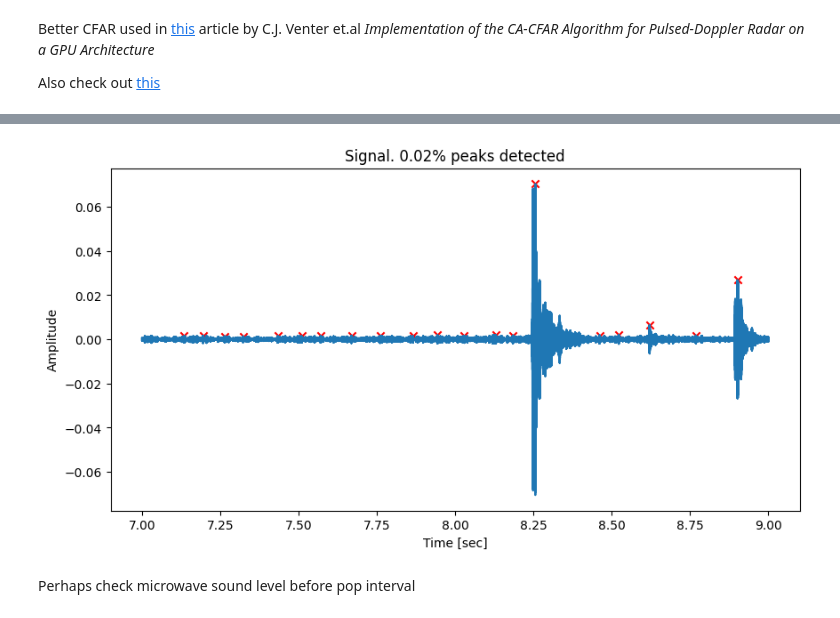
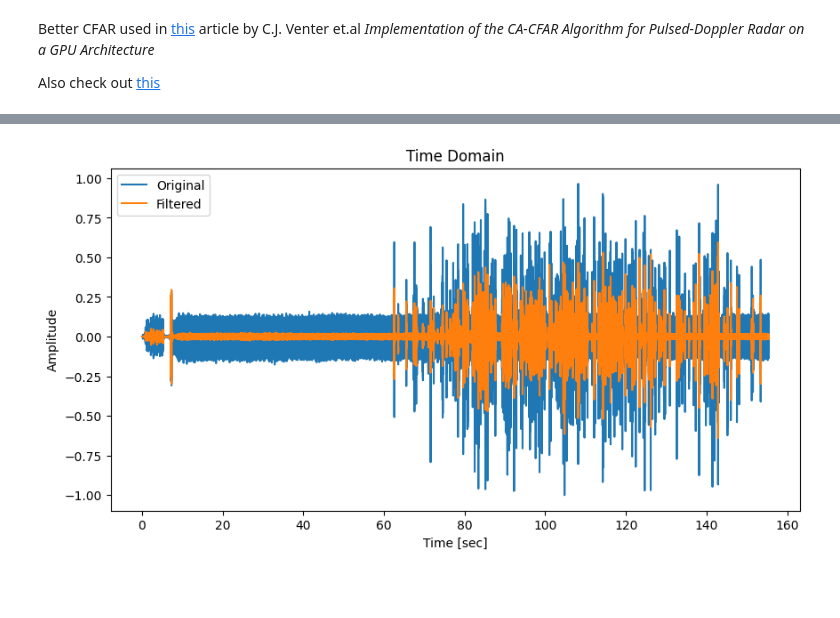
Before and after one commit to ahll19/popcorn_detection, a Jupyter notebook: cfar.ipynb, the cells around one changed output, grey strips where cells are left out. Drawn from its saved outputs; the diff is of its cells as text; code cells hidden in the pictures; blank space fills up the shorter version.

```diff
--- a/cfar.ipynb
+++ b/cfar.ipynb
@@ -5,12 +5,10 @@ import pandas as pd
 import scipy.signal as signal
 # %%
 import audio2numpy as a2n
-x,sr=a2n.audio_from_file("data/yt_1.mp3")
+x,sr=a2n.audio_from_file("data/own.mp3")
 
-x_l, x_r = x[:,0], x[:,1]
-
-x_l /= np.max(np.abs(x_l))
+x /= np.max(np.abs(x))
 
 nperseg = 128
-t = np.arange(len(x_l)) / sr
+t = np.arange(len(x)) / sr
 # %%
@@ -79,0 +31,6 @@ peaks = detect_peaks(x_l_filt_pop_interval, n_train, n_guard, 0.05)
+# %%
+f_interval = (1500, 3500)
+butter = signal.butter(4, f_interval, btype='bandpass', fs=sr, output='sos')
+x_filt = signal.sosfilt(butter, x)
+f_filt, t_filt, zxx_filt = signal.stft(x_filt, sr, nperseg=nperseg)
+df_filt = pd.DataFrame(np.abs(zxx_filt), columns=t_filt, index=f_filt)
@@ -80,12 +46,11 @@ peaks = detect_peaks(x_l_filt_pop_interval, n_train, n_guard, 0.05)
 # %%
 fig, ax = plt.subplots(figsize=(10, 5))
-ax.plot(t_pop_interval, x_l_filt_pop_interval)
-ax.scatter(t_pop_interval[peaks], x_l_filt_pop_interval[peaks], c='r', marker='x')
-ax.set_title(f'Signal. {100*len(peaks) / len(x_l_filt_pop_interval):.2f}% peaks detected')
+ax.plot(t, x, label='Original')
+ax.plot(t, x_filt, label='Filtered')
+ax.set_title('Time Domain')
 ax.set_ylabel('Amplitude')
 ax.set_xlabel('Time [sec]')
+ax.legend()
 plt.show()
 # %% [output]
-[figure, old version]
+[figure, new version]
-# %% [markdown]
-Perhaps check microwave sound level before pop interval
```
Also changed, not shown: parts of 9 cells of this notebook, 4 other files.
